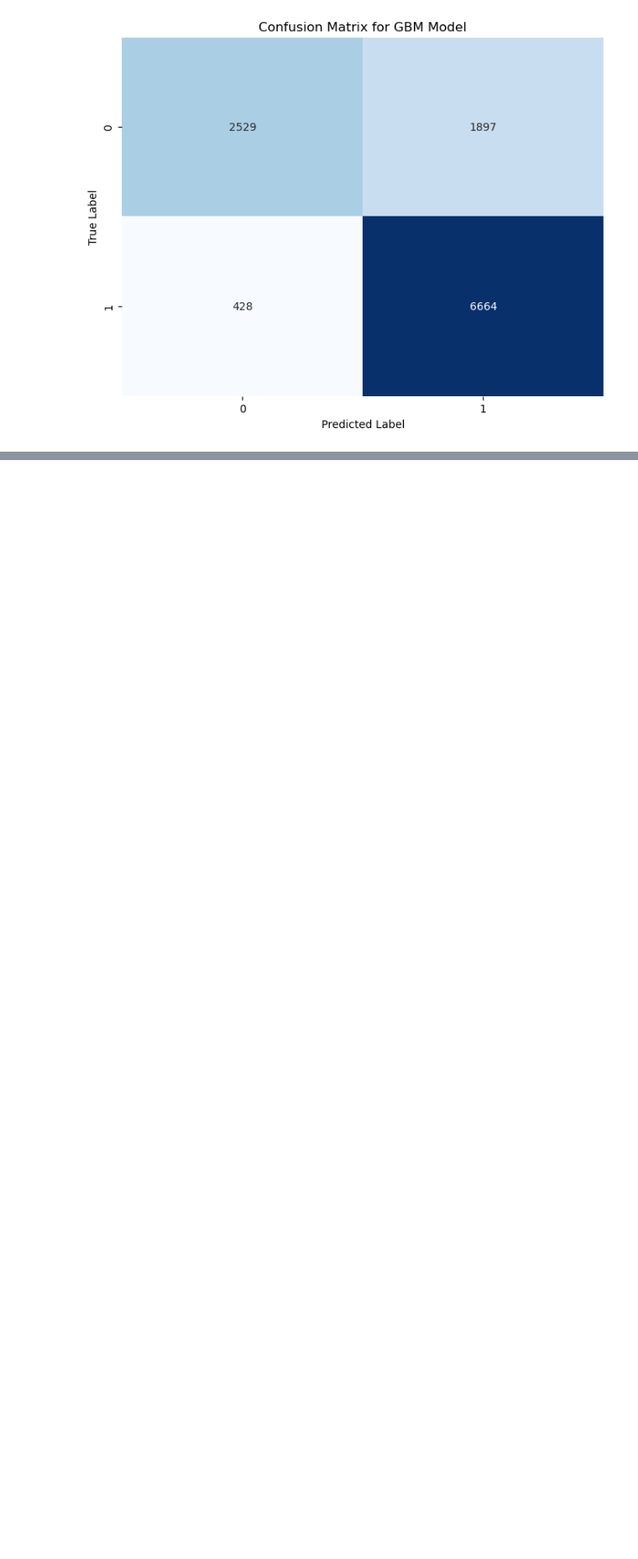
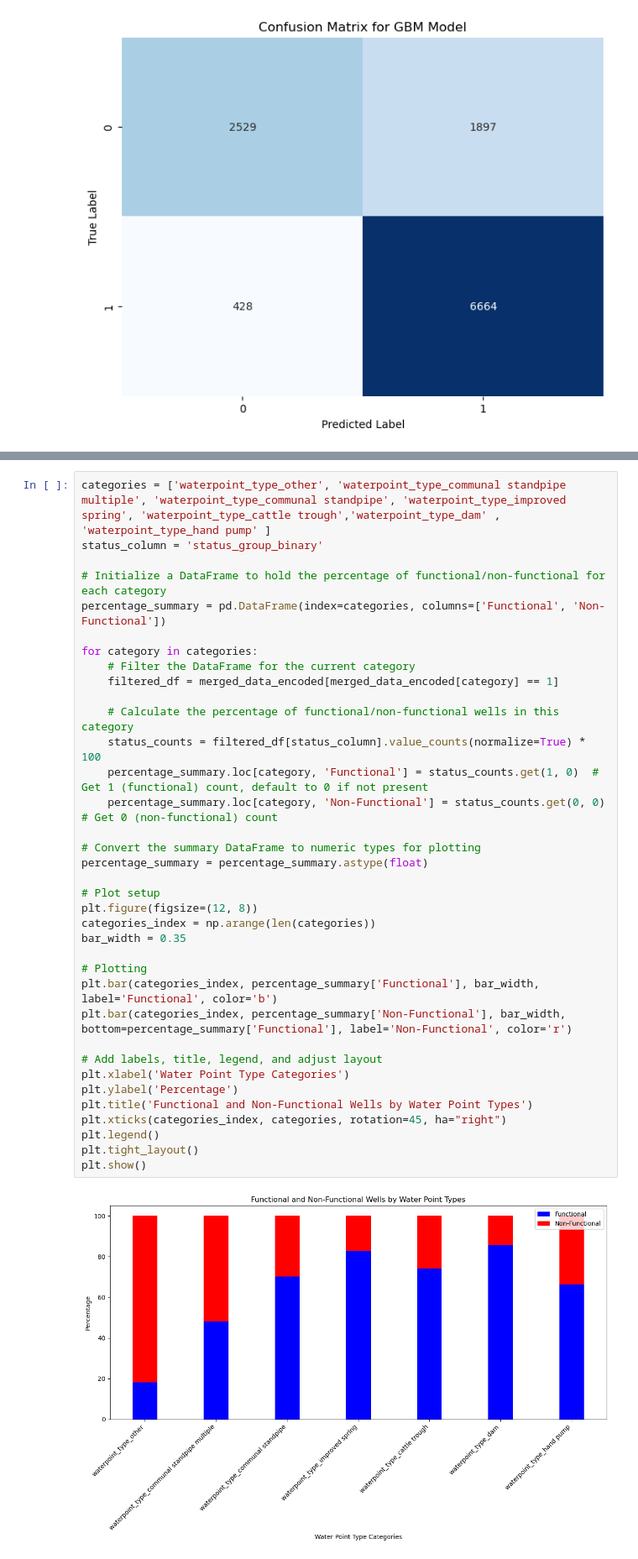
Before and after one commit to jguzzo522/twaterwell, a Jupyter notebook: tanwaterwell.ipynb, the cells around one changed output, grey strips where cells are left out. Shown at 84% size. Cells and saved outputs as stored; diff of their text form; blank space fills up the shorter version.

```diff
--- a/tanwaterwell.ipynb
+++ b/tanwaterwell.ipynb
@@ -1819,0 +2025,38 @@ weighted avg       0.71      0.41      0.28     11518
+# %%
+categories = ['waterpoint_type_other', 'waterpoint_type_communal standpipe multiple', 'waterpoint_type_communal standpipe', 'waterpoint_type_improved spring', 'waterpoint_type_cattle trough','waterpoint_type_dam' , 'waterpoint_type_hand pump' ]
+status_column = 'status_group_binary'
+
+# Initialize a DataFrame to hold the percentage of functional/non-functional for each category
+percentage_summary = pd.DataFrame(index=categories, columns=['Functional', 'Non-Functional'])
+
+for category in categories:
+    # Filter the DataFrame for the current category
+    filtered_df = merged_data_encoded[merged_data_encoded[category] == 1]
+
+    # Calculate the percentage of functional/non-functional wells in this category
+    status_counts = filtered_df[status_column].value_counts(normalize=True) * 100
+    percentage_summary.loc[category, 'Functional'] = status_counts.get(1, 0)  # Get 1 (functional) count, default to 0 if not present
+    percentage_summary.loc[category, 'Non-Functional'] = status_counts.get(0, 0)  # Get 0 (non-functional) count
+
+# Convert the summary DataFrame to numeric types for plotting
+percentage_summary = percentage_summary.astype(float)
+
+# Plot setup
+plt.figure(figsize=(12, 8))
+categories_index = np.arange(len(categories))
+bar_width = 0.35
+
+# Plotting
+plt.bar(categories_index, percentage_summary['Functional'], bar_width, label='Functional', color='b')
+plt.bar(categories_index, percentage_summary['Non-Functional'], bar_width, bottom=percentage_summary['Functional'], label='Non-Functional', color='r')
+
+# Add labels, title, legend, and adjust layout
+plt.xlabel('Water Point Type Categories')
+plt.ylabel('Percentage')
+plt.title('Functional and Non-Functional Wells by Water Point Types')
+plt.xticks(categories_index, categories, rotation=45, ha="right")
+plt.legend()
+plt.tight_layout()
+plt.show()
+# %% [output]
+[figure, added]
```
Also changed, not shown: parts of 32 cells of this notebook.
